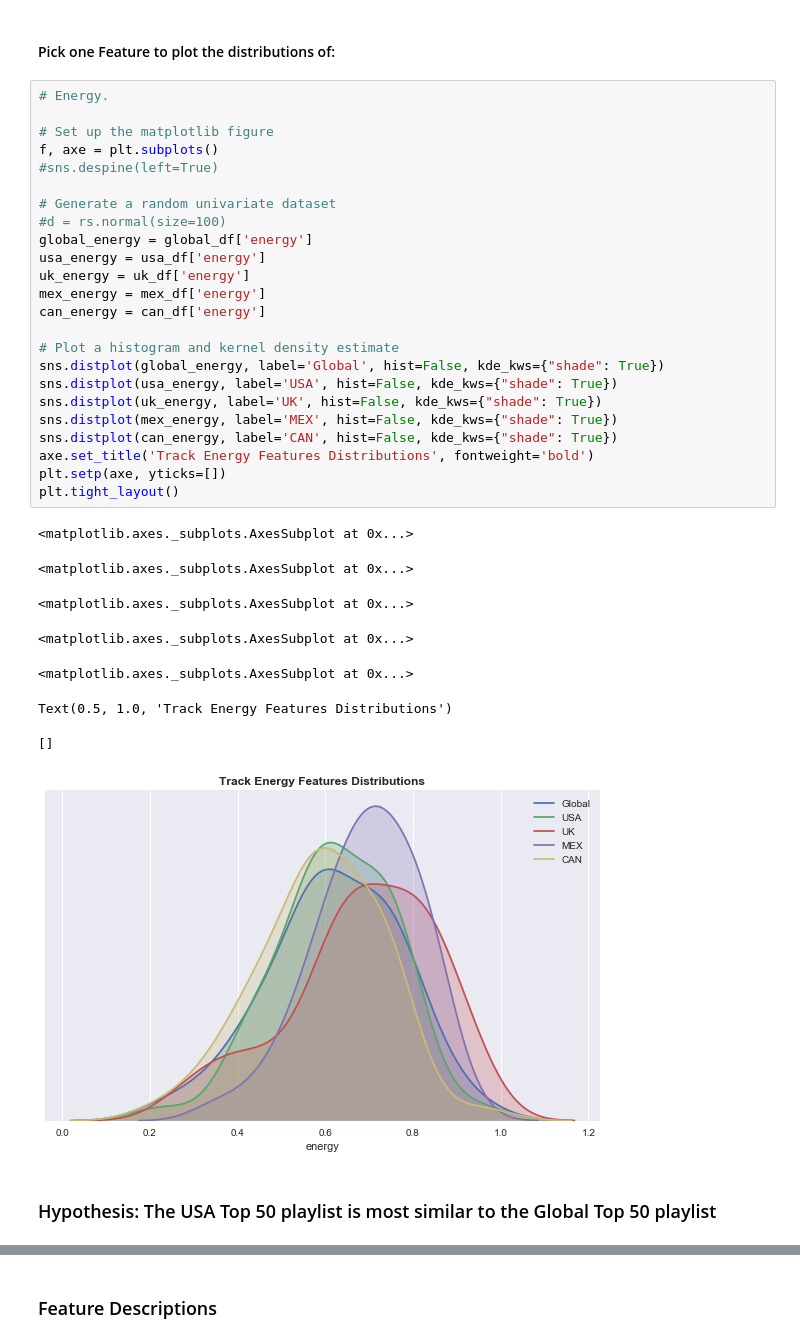
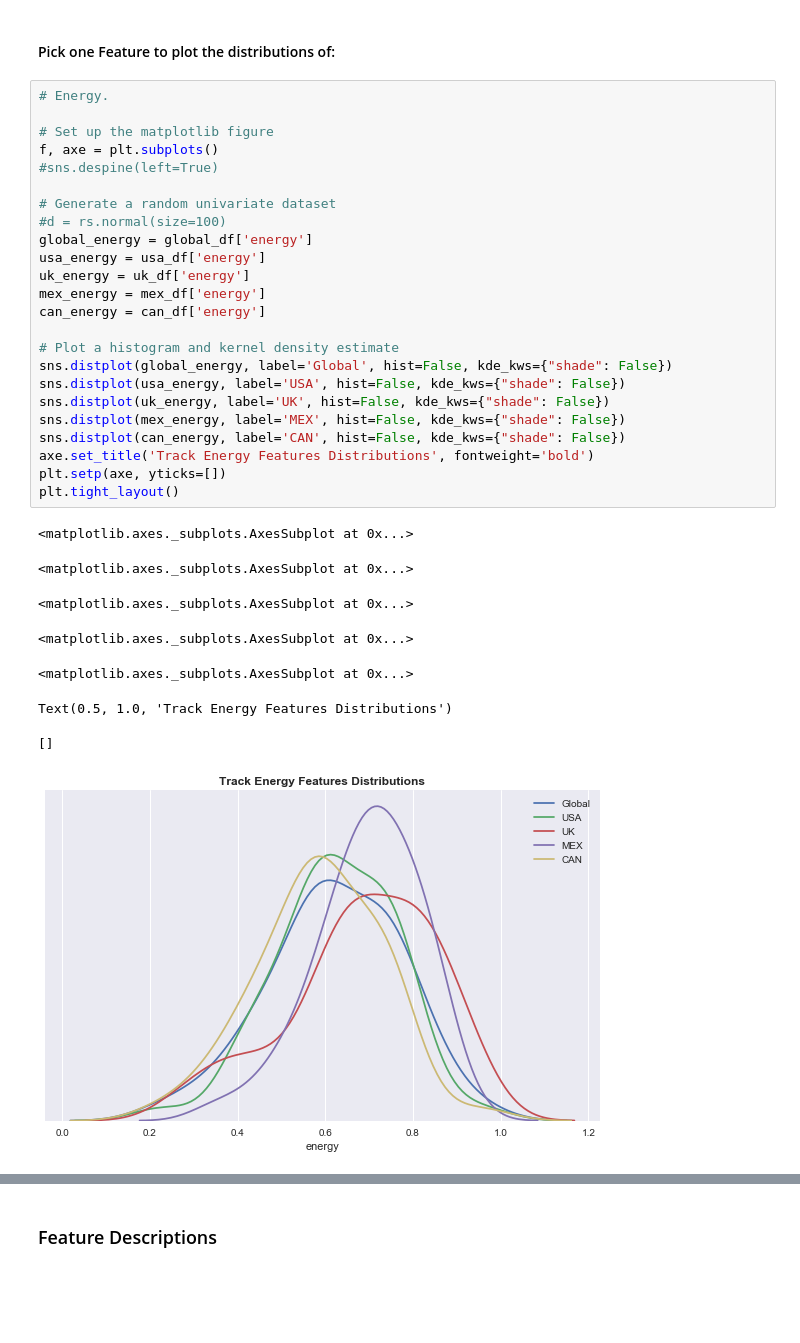
Before and after one commit to jakemull13/spotify_musical_tastes_analysis, a Jupyter notebook: capstone.ipynb, the cells around one changed output, grey strips where cells are left out. Saved outputs shown, nothing was run; the diff lists cells and outputs as text; blank space fills up the shorter version.

```diff
--- a/capstone.ipynb
+++ b/capstone.ipynb
@@ -619,35 +617,33 @@ Text(0.5, 1, 'Genre Frequency Cosine Similarity Heatmap')
 # %%
 # Energy.
 
 # Set up the matplotlib figure
 f, axe = plt.subplots()
 #sns.despine(left=True)
 
 # Generate a random univariate dataset
 #d = rs.normal(size=100)
 global_energy = global_df['energy']
 usa_energy = usa_df['energy']
 uk_energy = uk_df['energy']
 mex_energy = mex_df['energy']
 can_energy = can_df['energy']
 
 # Plot a histogram and kernel density estimate
-sns.distplot(global_energy, label='Global', hist=False, kde_kws={"shade": True})
-sns.distplot(usa_energy, label='USA', hist=False, kde_kws={"shade": True})
-sns.distplot(uk_energy, label='UK', hist=False, kde_kws={"shade": True})
-sns.distplot(mex_energy, label='MEX', hist=False, kde_kws={"shade": True})
-sns.distplot(can_energy, label='CAN', hist=False, kde_kws={"shade": True})
+sns.distplot(global_energy, label='Global', hist=False, kde_kws={"shade": False})
+sns.distplot(usa_energy, label='USA', hist=False, kde_kws={"shade": False})
+sns.distplot(uk_energy, label='UK', hist=False, kde_kws={"shade": False})
+sns.distplot(mex_energy, label='MEX', hist=False, kde_kws={"shade": False})
+sns.distplot(can_energy, label='CAN', hist=False, kde_kws={"shade": False})
 axe.set_title('Track Energy Features Distributions', fontweight='bold')
 plt.setp(axe, yticks=[])
 plt.tight_layout()
 # %% [output]
 <matplotlib.axes._subplots.AxesSubplot at 0x...>
 <matplotlib.axes._subplots.AxesSubplot at 0x...>
 <matplotlib.axes._subplots.AxesSubplot at 0x...>
 <matplotlib.axes._subplots.AxesSubplot at 0x...>
 <matplotlib.axes._subplots.AxesSubplot at 0x...>
 Text(0.5, 1.0, 'Track Energy Features Distributions')
 []
-[figure, old version]
+[figure, new version]
-# %% [markdown]
-### Hypothesis: The USA Top 50 playlist is most similar to the Global Top 50 playlist
```
Also changed, not shown: parts of 15 cells of this notebook.
